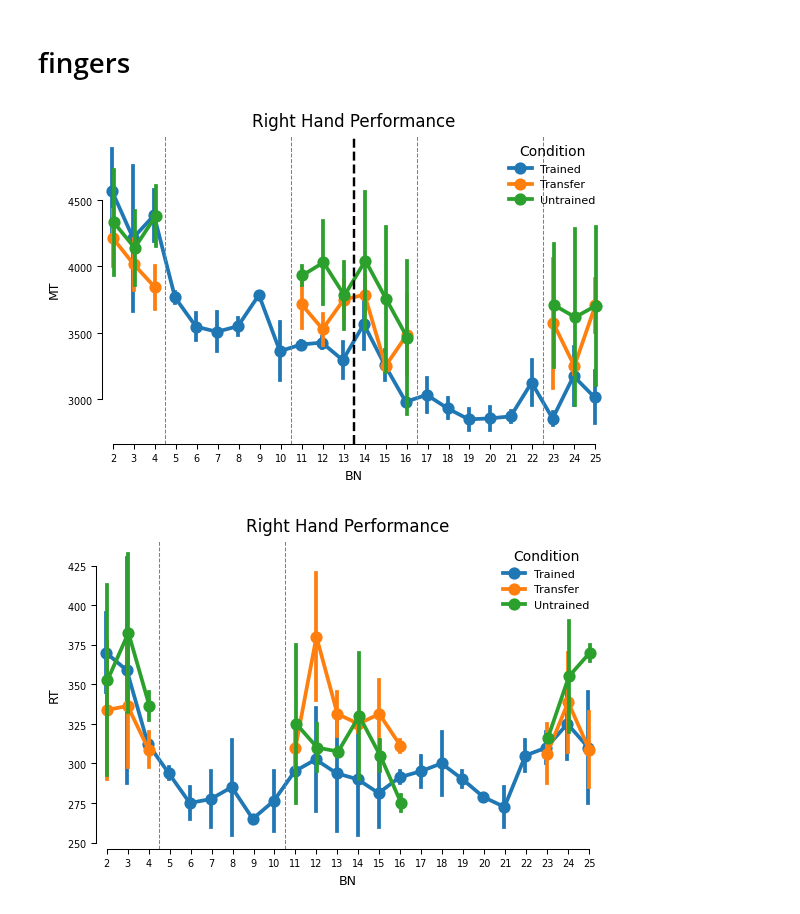
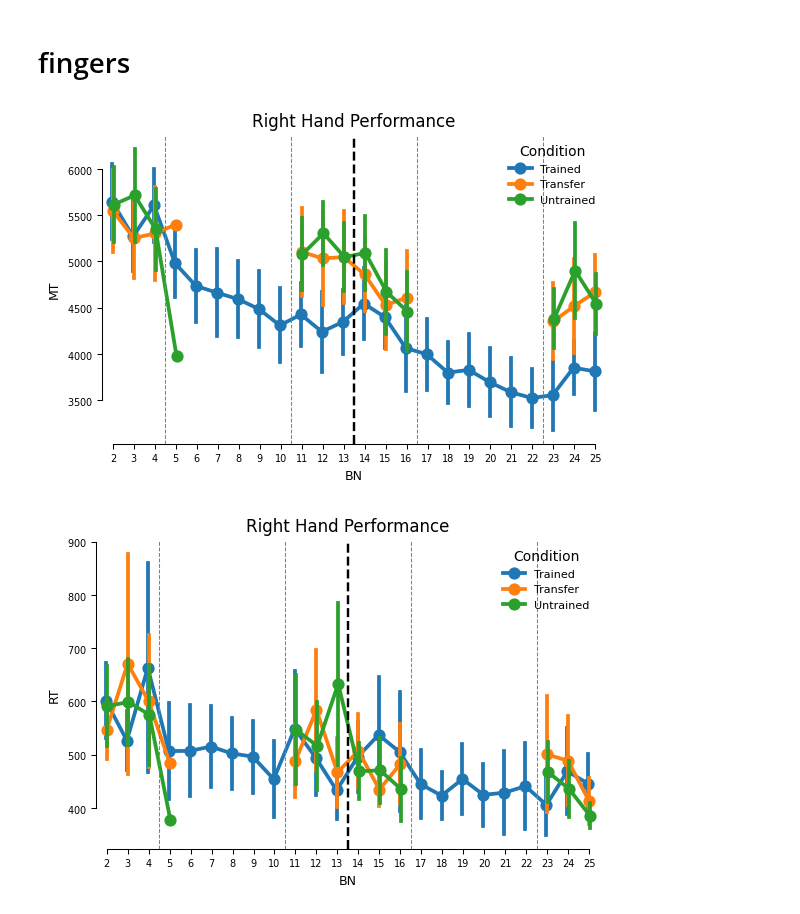
Before and after one commit to manazerzadeh/SequenceFingerSpeech, a Jupyter notebook: Version2/FingerAnalysis.ipynb, the cells around one changed output. Drawn from its saved outputs; the diff is of its cells as text; code cells hidden in the pictures.

Commit message:
modified:   Version2/FingerAnalysis.ipynb 	modified:   Version2/TargetFileMaker.ipynb 	modified:   Version2/utils.py

```diff
--- a/Version2/FingerAnalysis.ipynb
+++ b/Version2/FingerAnalysis.ipynb
@@ -7,7 +7,8 @@ import matplotlib.pyplot as plt
 import matplotlib.ticker as ticker
 import re
 from scipy import stats
-from SequenceFingerSpeech.Version2 import utils
+# from SequenceFingerSpeech.Version2 import utils
+import utils
 import seaborn as sns
 import pingouin as pg
 import matplotlib.cm as cm
@@ -31,7 +32,7 @@ fingers = ['1', '2', '3', '4', '5'] #mapping of fingers to numbers
 iti = 3000   #Inter trial interval
 hand = 2 #left or right hand
 
-sub_nums = [1,2] # with feedbacks
+sub_nums = [1,2, 3, 4, 5, 6, 7, 8] # with feedbacks
 
 # total_sub_num = 38
 num_sessions = 2
@@ -308,7 +321,7 @@ ax.legend(
 plt.title('Right Hand Performance')
 sns.despine(trim=True)
 # %% [output]
-[figure, old version]
+[figure, new version]
 # %%
 set_figure_style(scale="2col")
 
@@ -325,34 +338,38 @@ hue_order = ['2_trained', '2_transfer', '2_untrained']
 label_map = {
     '2_trained': 'Trained',
     '2_untrained': 'Untrained',
     '2_transfer': 'Transfer'
 }
 
 ax = sns.pointplot(
     data=subjs_grouped,
     x='BN', y='RT',
     hue='effector+isTrain',
     hue_order=hue_order,
     dodge=True,
     errorbar='se'
 )
 
 plt.axvline(x=2.5, color='gray', linestyle='--', linewidth=0.75)
 plt.axvline(x=8.5, color='gray', linestyle='--', linewidth=0.75)
+plt.axvline(x=11.5, color='black', linestyle='--', linewidth=1.75)
+
+plt.axvline(x=14.5, color='gray', linestyle='--', linewidth=0.75)
+plt.axvline(x=20.5, color='gray', linestyle='--', linewidth=0.75)
 
 
 handles, labels = ax.get_legend_handles_labels()
 ax.legend(
     handles,
     [label_map.get(l, l) for l in labels],
     title='Condition',
     frameon=False
 )
 
 plt.title('Right Hand Performance')
 sns.despine(trim=True)
 # %% [output]
-[figure, old version]
+[figure, new version]
 # %%
 set_figure_style(scale="2col")
 
```
Also changed, not shown: parts of 14 cells of this notebook, 5 other files.
